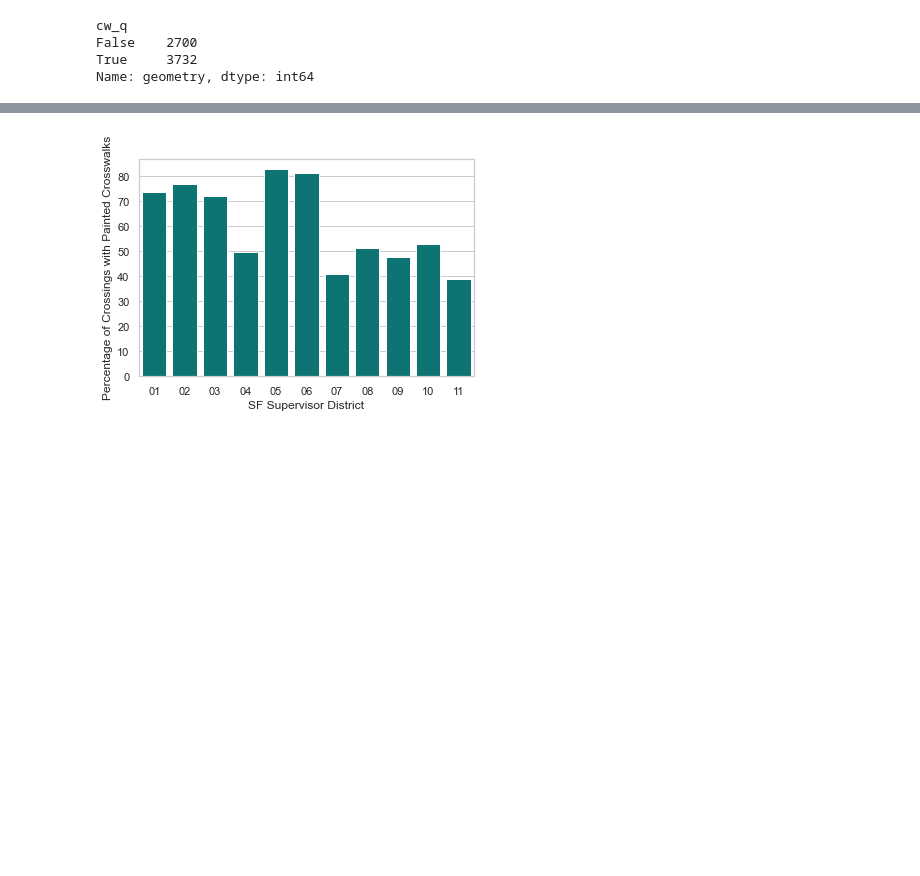
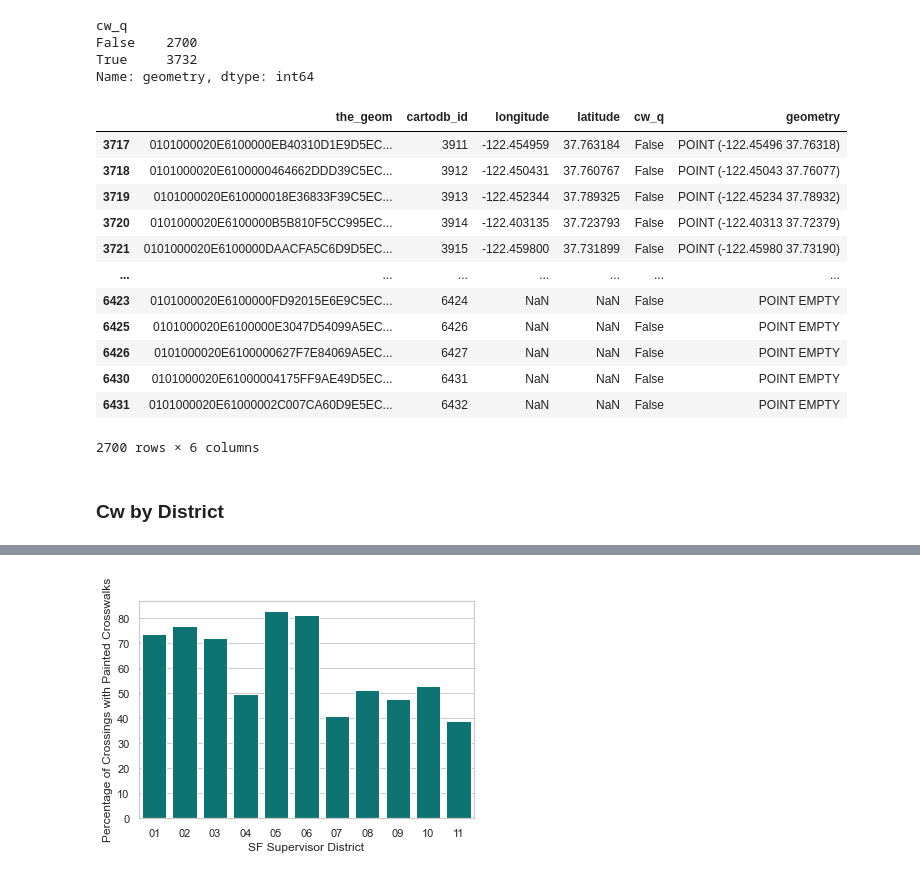
Before and after one commit to hua-mike/cp255-project, a Jupyter notebook: cp255-project-nb.ipynb, the cells around one changed output, grey strips where cells are left out. Saved outputs shown, nothing was run; the diff lists cells and outputs as text; code cells hidden in the pictures; blank space fills up the shorter version.

```diff
--- a/cp255-project-nb.ipynb
+++ b/cp255-project-nb.ipynb
@@ -54,6 +61,25 @@ cw_q
 False    2700
 True     3732
 Name: geometry, dtype: int64
+# %%
+no_cw = cw[cw['cw_q']==False]
+no_cw
+# %% [output]
+|  | the_geom | cartodb_id | longitude | latitude | cw_q | geometry |
+| 3717 | 0101000020E6100000EB40310D1E9D5EC... | 3911 | -122.454959 | 37.763184 | False | POINT (-122.45496 37.76318) |
+| 3718 | 0101000020E6100000464662DDD39C5EC... | 3912 | -122.450431 | 37.760767 | False | POINT (-122.45043 37.76077) |
+| 3719 | 0101000020E610000018E36833F39C5EC... | 3913 | -122.452344 | 37.789325 | False | POINT (-122.45234 37.78932) |
+| 3720 | 0101000020E6100000B5B810F5CC995EC... | 3914 | -122.403135 | 37.723793 | False | POINT (-122.40313 37.72379) |
+| 3721 | 0101000020E6100000DAACFA5C6D9D5EC... | 3915 | -122.459800 | 37.731899 | False | POINT (-122.45980 37.73190) |
+| ... | ... | ... | ... | ... | ... | ... |
+| 6423 | 0101000020E6100000FD92015E6E9C5EC... | 6424 | NaN | NaN | False | POINT EMPTY |
+| 6425 | 0101000020E6100000E3047D54099A5EC... | 6426 | NaN | NaN | False | POINT EMPTY |
+| 6426 | 0101000020E6100000627F7E84069A5EC... | 6427 | NaN | NaN | False | POINT EMPTY |
+| 6430 | 0101000020E61000004175FF9AE49D5EC... | 6431 | NaN | NaN | False | POINT EMPTY |
+| 6431 | 0101000020E61000002C007CA60D9E5EC... | 6432 | NaN | NaN | False | POINT EMPTY |
+2700 rows × 6 columns
+# %% [markdown]
+### Cw by District
 # %%
 districts = gpd.read_file('https://data.sfgov.org/api/geospatial/keex-zmn4?method=export&format=Shapefile')
 districts.head()
```
Also changed, not shown: parts of 5 cells of this notebook.
